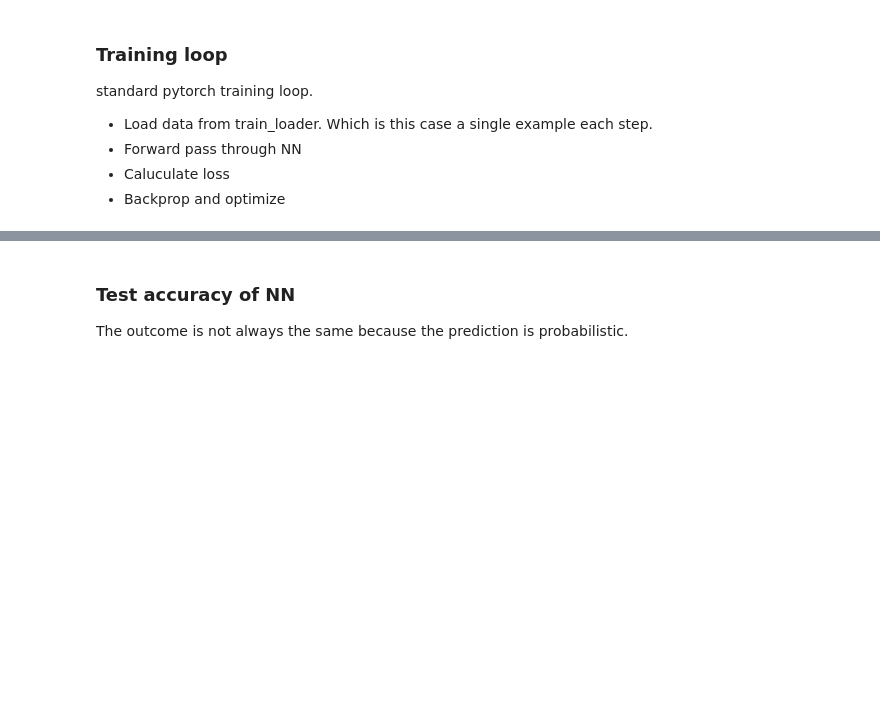
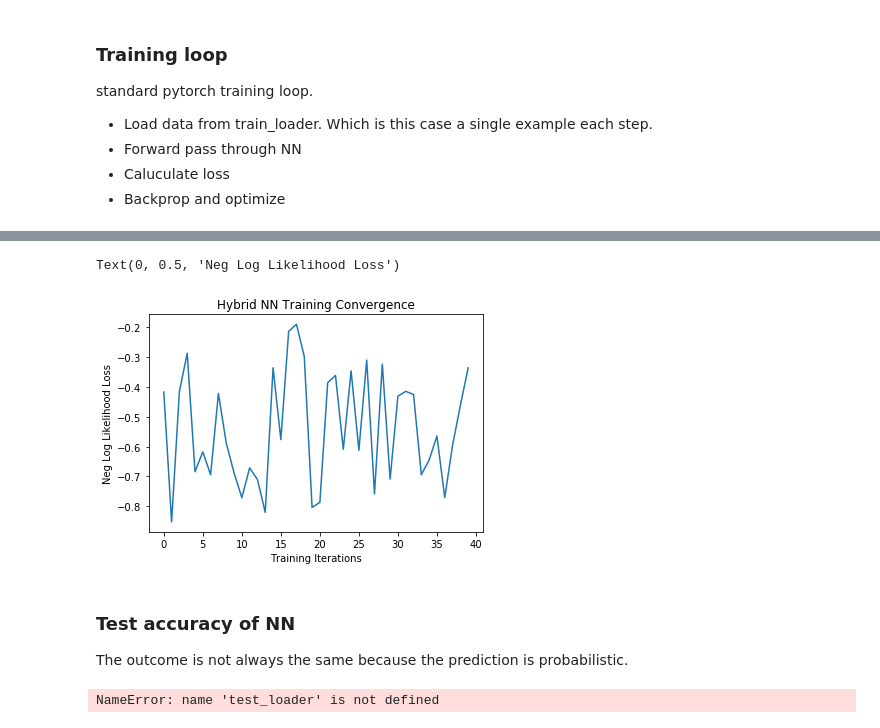
Before and after one commit to qiyaoliang/Quantum-Deep-Learning, a Jupyter notebook: pytorch-qiskit-0.1-u3.ipynb, the cells around one changed output, grey strips where cells are left out. Saved outputs shown, nothing was run; the diff lists cells and outputs as text; code cells hidden in the pictures; blank space fills up the shorter version.

```diff
--- a/pytorch-qiskit-0.1-u3.ipynb
+++ b/pytorch-qiskit-0.1-u3.ipynb
@@ -332,3 +324,11 @@ KeyboardInterrupt:
+# %%
+plt.plot(total_loss)
+plt.title('Hybrid NN Training Convergence')
+plt.xlabel('Training Iterations')
+plt.ylabel('Neg Log Likelihood Loss')
+# %% [output]
+Text(0, 0.5, 'Neg Log Likelihood Loss')
+[figure, added]
 # %% [markdown]
 ### Test accuracy of NN
 
@@ -345,0 +336,20 @@ print("Accuracy is: {}".format(accuracy/number))
+# %%
+network.eval()
+with torch.no_grad():
+
+    correct = 0
+    for batch_idx, (data, target) in enumerate(test_loader):
+        output = network(data)
+
+        pred = output.argmax(dim=1, keepdim=True)
+        correct += pred.eq(target.view_as(pred)).sum().item()
+
+        loss = loss_func(output, target)
+        total_loss.append(loss.item())
+
+    print('Performance on test data:\n\tLoss: {:.4f}\n\tAccuracy: {:.1f}%'.format(
+        sum(total_loss) / len(total_loss),
+        correct / len(test_loader) * 100)
+        )
+# %% [output]
+NameError: name 'test_loader' is not defined
```
Also changed, not shown: parts of 5 cells of this notebook, 3 other files.
